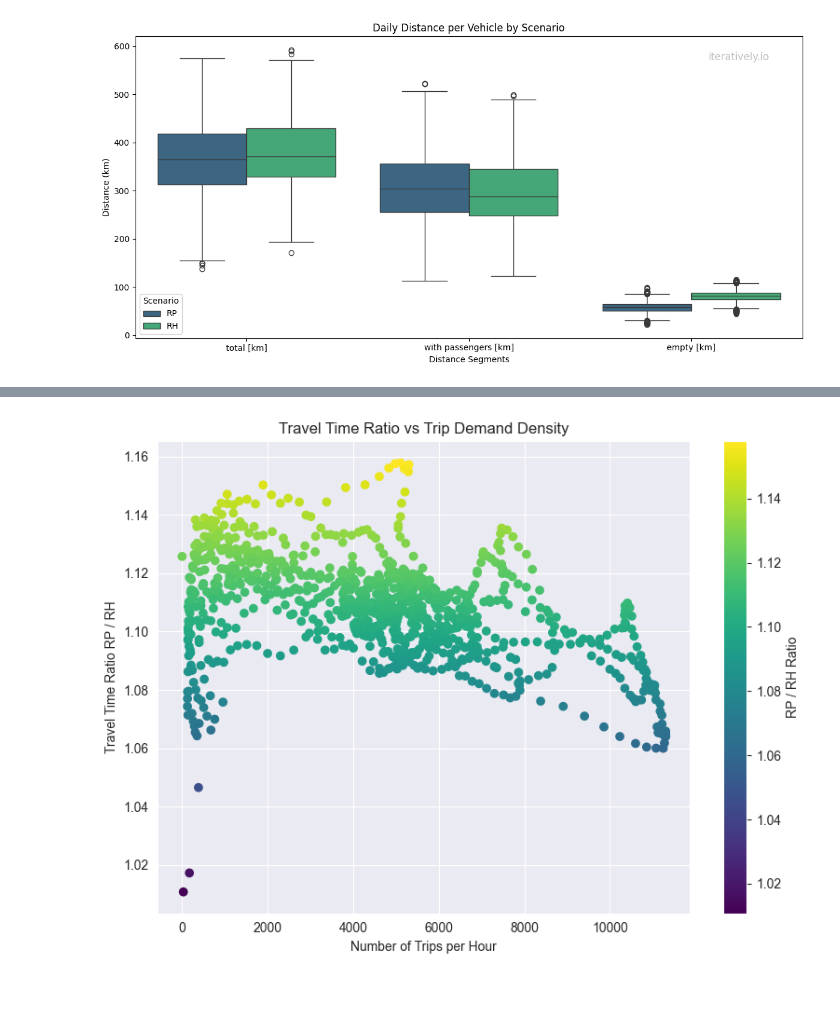
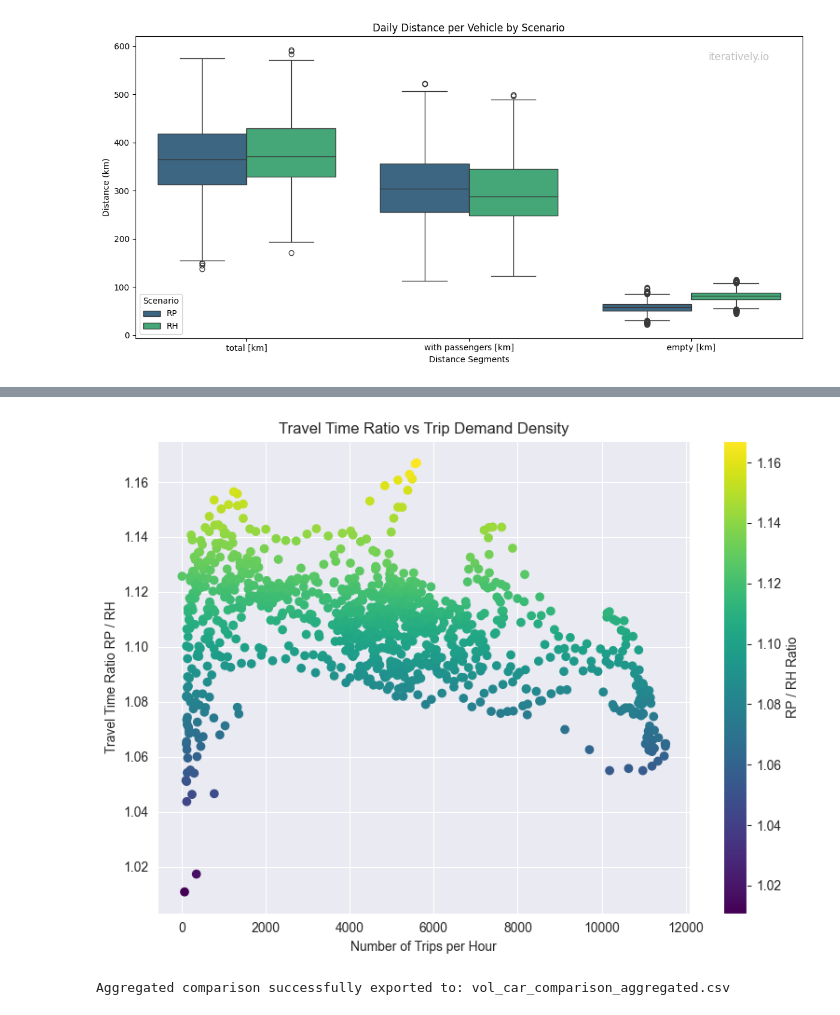
Before and after one commit to steffenaxer/iteratively-code-examples, a Jupyter notebook: src/main/python/chicago/notebooks/simulation_analysis compare.ipynb, the cells around one changed output, grey strips where cells are left out. Saved outputs shown, nothing was run; the diff lists cells and outputs as text; code cells hidden in the pictures.

```diff
--- a/src/main/python/chicago/notebooks/simulation_analysis compare.ipynb
+++ b/src/main/python/chicago/notebooks/simulation_analysis compare.ipynb
@@ -133,7 +133,7 @@ def time_to_seconds(t):
     return h * 3600 + m * 60 + s
 
 # Rolling window parameters
-window_size = 2 * 3600  # 2 hours
+window_size = 1 * 3600  # 1 hours
 step_size = 600         # 10 minutes
 
 # Dictionaries to store data
@@ -202,26 +202,55 @@ plt.show()
 # %%
 import numpy as np
 
 rp_means = scenario_data["RP"]["means"]
 rh_means = scenario_data["RH"]["means"]
 ratios_inverse = [rp / rh if rh != 0 else None for rp, rh in zip(rp_means, rh_means)]
 
 
-rp_counts = [count / 2. for count in ride_counts["RP"]["counts"]]
+rp_counts = [count / 1. for count in ride_counts["RP"]["counts"]]
 
 
 rp_counts = np.array(rp_counts)
 ratios_inverse = np.array(ratios_inverse)
 
 sns.set_style("darkgrid")
 plt.figure(figsize=(8, 6))
 scatter = plt.scatter(rp_counts, ratios_inverse, c=ratios_inverse, cmap='viridis')
 plt.xlabel("Number of Trips per Hour")
 plt.ylabel("Travel Time Ratio RP / RH")
 plt.title("Travel Time Ratio vs Trip Demand Density")
 plt.grid(True)
 plt.colorbar(scatter, label="RP / RH Ratio")
 plt.tight_layout()
 plt.show()
 # %% [output]
-[figure, old version]
+[figure, new version]
+# %%
+import pandas as pd
+
+# File paths for both scenarios
+file1 = "C:/Users/steff/IdeaProjects/iteratively-code-examples/outputs/chicago/output/0d95c633-2c12-4b99-bdf9-22b005e281c2/volumes.csv"
+file2 = "C:/Users/steff/IdeaProjects/iteratively-code-examples/outputs/chicago/output/b8266bde-cfe8-4e4d-b59b-0965202de258/volumes.csv"
+
+# Read the files using comma as separator
+df1 = pd.read_csv(file1, sep=',')
+df2 = pd.read_csv(file2, sep=',')
+
+# Rename volume columns to distinguish them
+df1.rename(columns={'volume': 'volume_scenario_1'}, inplace=True)
+df2.rename(columns={'volume': 'volume_scenario_2'}, inplace=True)
+
+# Merge the aggregated data on linkId
+merged = pd.merge(df1, df2, on='linkId', how='inner')
+
+# Calculate the difference
+merged['volume_diff'] = merged['volume_scenario_2'] - merged['volume_scenario_1']
+merged['volume_relative_diff'] = merged['volume_diff'] / merged['volume_scenario_1'].replace(0, pd.NA)
+
+# Export to CSV
+output_path = "vol_car_comparison_aggregated.csv"
+merged.to_csv(output_path, sep=';', index=False)
+
+print(f"Aggregated comparison successfully exported to: {output_path}")
+# %% [output]
+Aggregated comparison successfully exported to: vol_car_comparison_aggregated.csv
```
Also changed, not shown: parts of 2 cells of this notebook.
